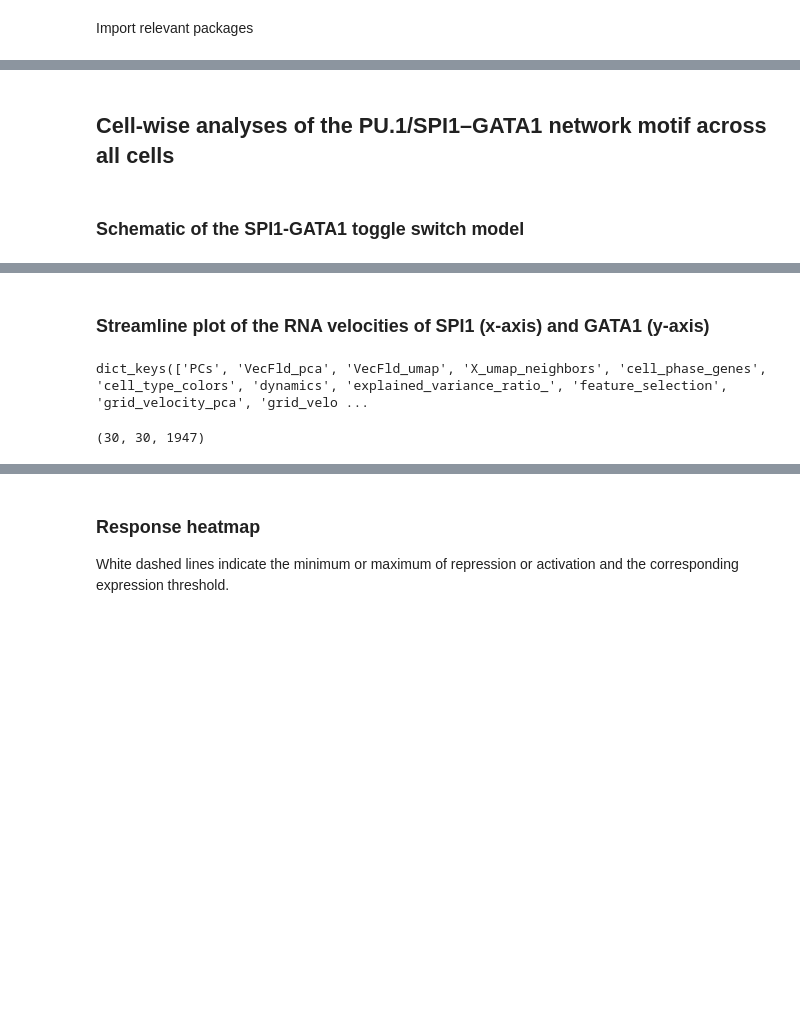
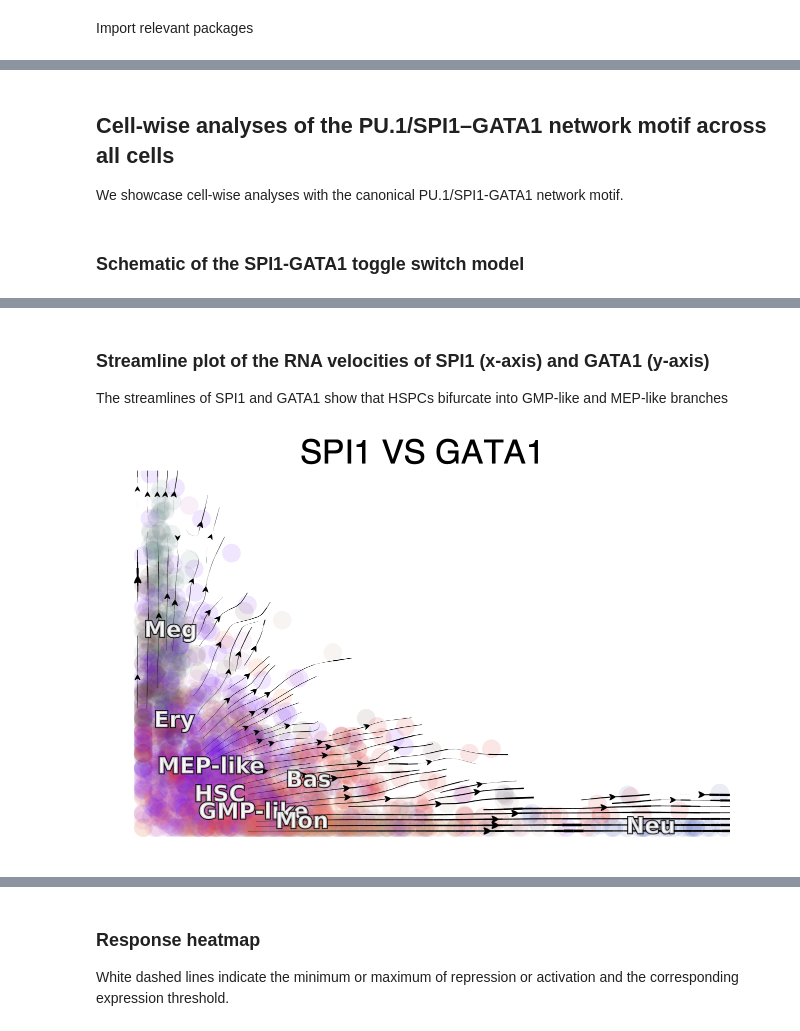
Before and after one commit to aristoteleo/dynamo-tutorials, a Jupyter notebook: tutorial_hsc_dynamo_cellwise_analysis.ipynb, the cells around one changed output, grey strips where cells are left out. Drawn from its saved outputs; the diff is of its cells as text; code cells hidden in the pictures; blank space fills up the shorter version.

```diff
--- a/tutorial_hsc_dynamo_cellwise_analysis.ipynb
+++ b/tutorial_hsc_dynamo_cellwise_analysis.ipynb
@@ -45,31 +34,28 @@ In the next section, we will use **cell-wise analyses** to analyze PU.1/SPI1–G
 ![fig5_h](images/fig5_h.png)
 # %% [markdown]
 ## Cell-wise analyses of the PU.1/SPI1–GATA1 network motif across all cells
+
+We showcase cell-wise analyses with the canonical PU.1/SPI1-GATA1 network motif.
 # %% [markdown]
 ### Schematic of the SPI1-GATA1 toggle switch model
 # %% [markdown]
 ![fig5_I_i](images/fig5_I_i.png)
 # %% [markdown]
 ### Streamline plot of the RNA velocities of SPI1 (x-axis) and GATA1 (y-axis)
+
+The streamlines of SPI1 and GATA1 show that HSPCs bifurcate into GMP-like and MEP-like branches
 # %%
 dyn.configuration.set_pub_style(scaler=4)
 dyn.pl.streamline_plot(
     adata_labeling,
     color="cell_type",
     x="SPI1",
     y="GATA1",
     layer="M_t",
     ekey="M_t",
     pointsize=0.5,
     figsize=(8, 5),
     vkey="velocity_alpha_minus_gamma_s",
-    s_kwargs_dict={"despline": False, "deaxis": False},
 )
+# %% [output]
+[figure, added]
-# %%
-adata_labeling.uns.keys()
-# %% [output]
-dict_keys(['PCs', 'VecFld_pca', 'VecFld_umap', 'X_umap_neighbors', 'cell_phase_genes', 'cell_type_colors', 'dynamics', 'explained_variance_ratio_', 'feature_selection', 'grid_velocity_pca', 'grid_velo ...
-# %%
-adata_labeling.uns["jacobian_pca"]['jacobian'].shape
-# %% [output]
-(30, 30, 1947)
```
Also changed, not shown: parts of 7 cells of this notebook, 3 other files.
